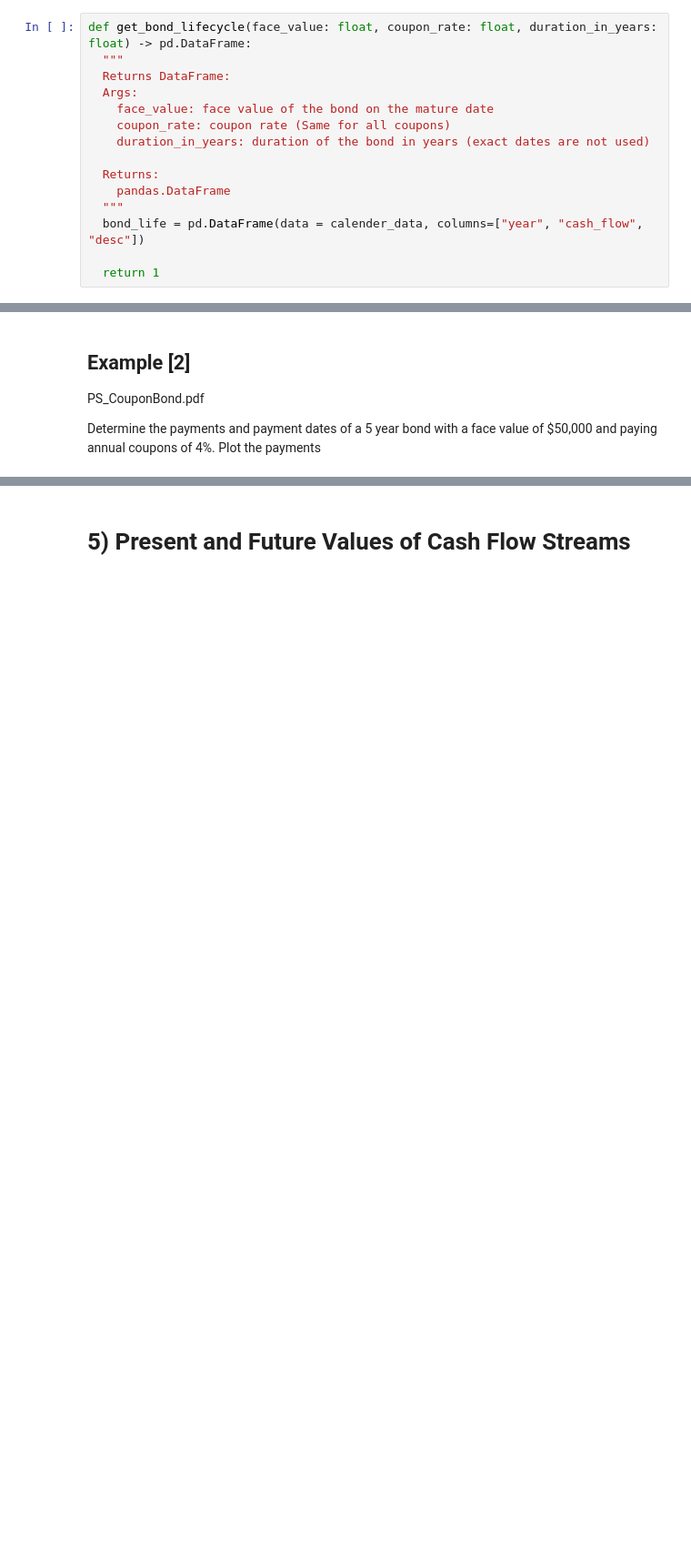
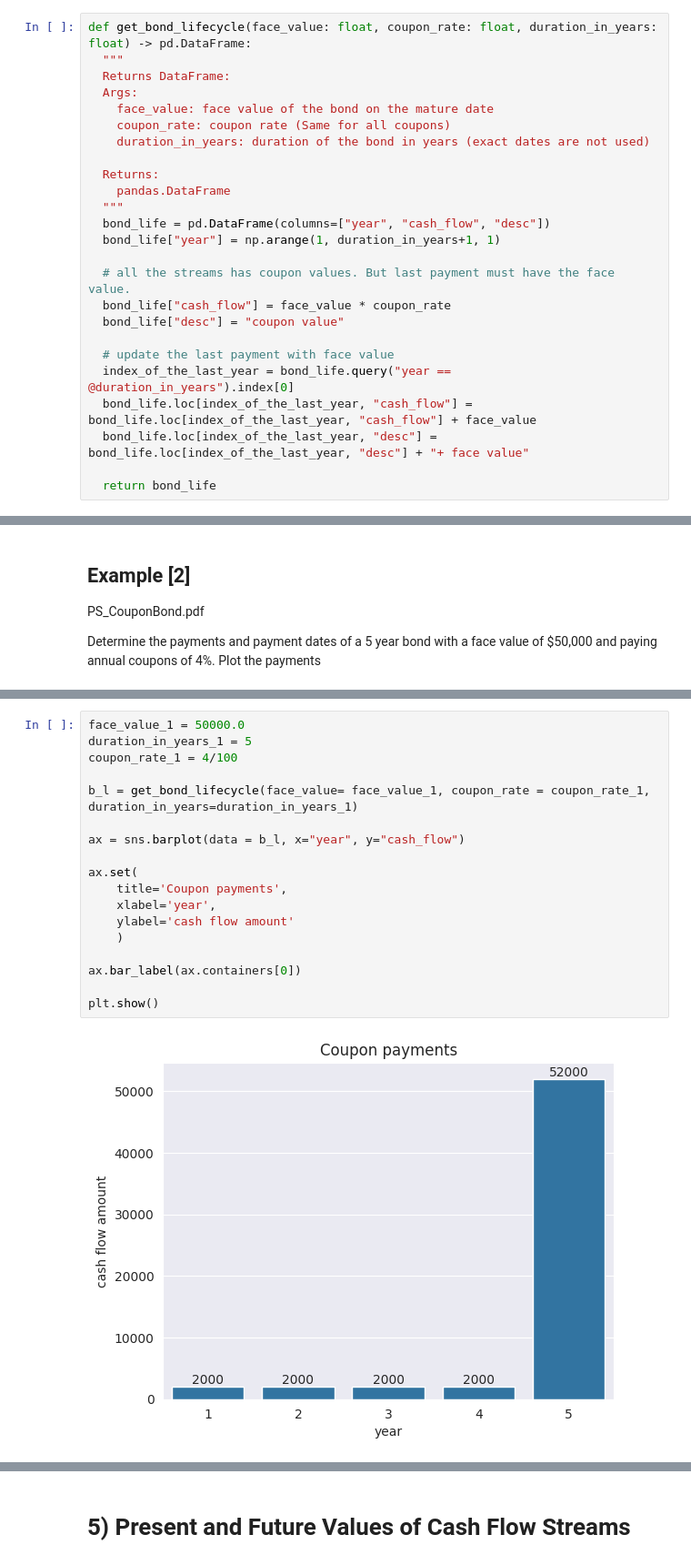
Before and after one commit to horasan/ml, a Jupyter notebook: R_LER_TREASURY_FIXED_INCOME_1.ipynb, the cells around one changed output, grey strips where cells are left out. Shown at 91% size. Cells and saved outputs as stored; diff of their text form; blank space fills up the shorter version.

```diff
--- a/R_LER_TREASURY_FIXED_INCOME_1.ipynb
+++ b/R_LER_TREASURY_FIXED_INCOME_1.ipynb
@@ -89,9 +89,19 @@ def get_bond_lifecycle(face_value: float, coupon_rate: float, duration_in_years:
   Returns:
     pandas.DataFrame
   """
-  bond_life = pd.DataFrame(data = calender_data, columns=["year", "cash_flow", "desc"])
+  bond_life = pd.DataFrame(columns=["year", "cash_flow", "desc"])
+  bond_life["year"] = np.arange(1, duration_in_years+1, 1)
 
-  return 1
+  # all the streams has coupon values. But last payment must have the face value.
+  bond_life["cash_flow"] = face_value * coupon_rate
+  bond_life["desc"] = "coupon value"
+
+  # update the last payment with face value
+  index_of_the_last_year = bond_life.query("year == @duration_in_years").index[0]
+  bond_life.loc[index_of_the_last_year, "cash_flow"] = bond_life.loc[index_of_the_last_year, "cash_flow"] + face_value
+  bond_life.loc[index_of_the_last_year, "desc"] = bond_life.loc[index_of_the_last_year, "desc"] + "+ face value"
+
+  return bond_life
 # %% [markdown]
 #1) Compounded Interest
 # %% [markdown]
@@ -293,0 +298,20 @@ get_bond_lifecycle
+# %%
+face_value_1 = 50000.0
+duration_in_years_1 = 5
+coupon_rate_1 = 4/100
+
+b_l = get_bond_lifecycle(face_value= face_value_1, coupon_rate = coupon_rate_1, duration_in_years=duration_in_years_1)
+
+ax = sns.barplot(data = b_l, x="year", y="cash_flow")
+
+ax.set(
+    title='Coupon payments',
+    xlabel='year',
+    ylabel='cash flow amount'
+    )
+
+ax.bar_label(ax.containers[0])
+
+plt.show()
+# %% [output]
+[figure, added]
```
Also changed, not shown: parts of 3 cells of this notebook.
